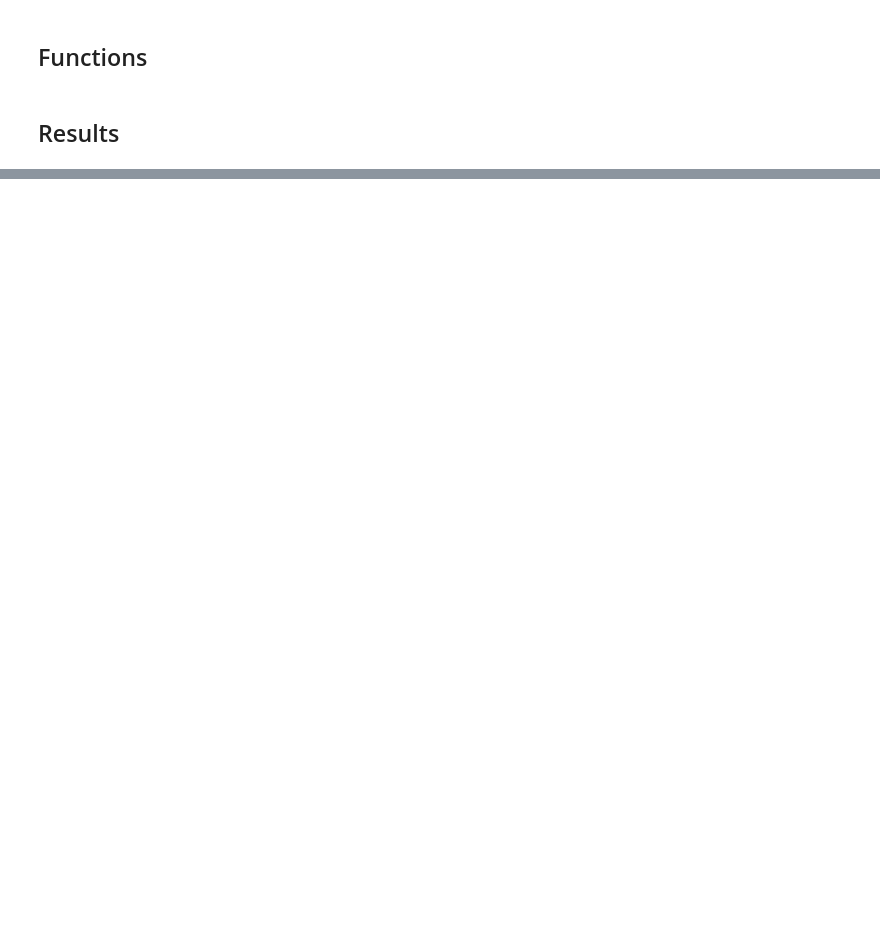
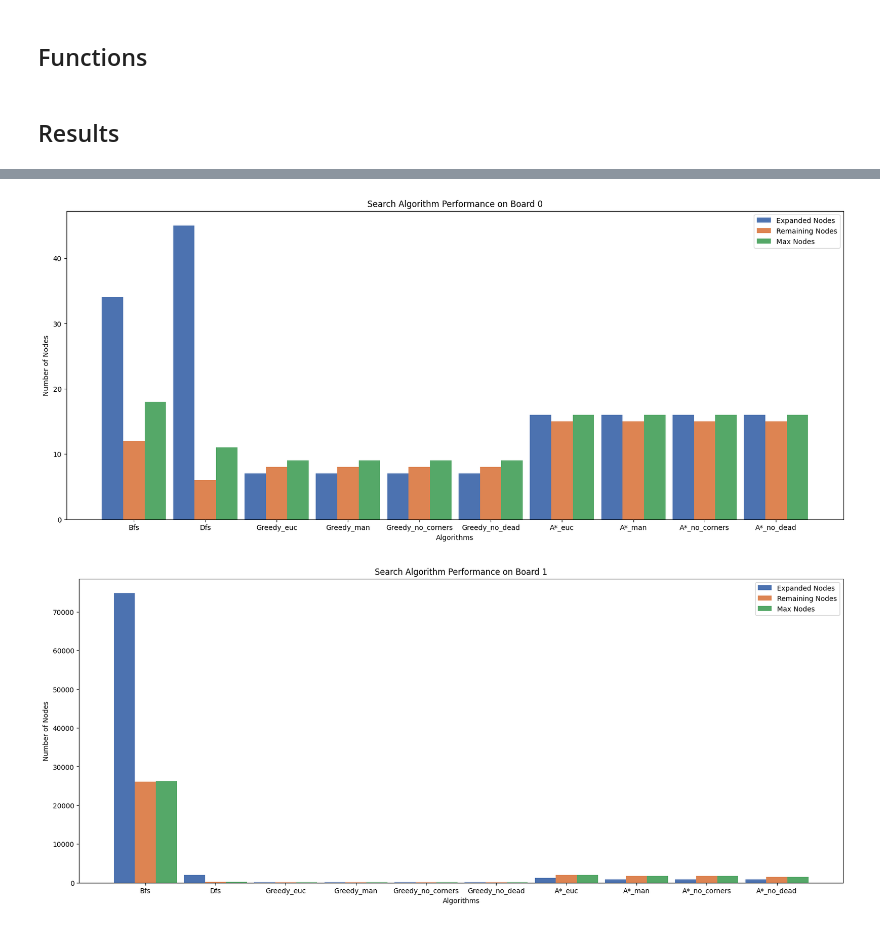
Before and after one commit to berni-245/SIA-TP1, a Jupyter notebook: analysis.ipynb, the cells around one changed output, grey strips where cells are left out. Drawn from its saved outputs; the diff is of its cells as text; code cells hidden in the pictures; blank space fills up the shorter version.

Commit message:
feat: add node statistics (by @berna)

```diff
--- a/analysis.ipynb
+++ b/analysis.ipynb
@@ -84,0 +102,5 @@ for algorithm in algorithms.keys():
+# %%
+plot_search_statistics(boards, board_names, algorithms.keys())
+# %% [output]
+[figure, added]
+[figure, added]
```
Also changed, not shown: parts of 14 cells of this notebook.
